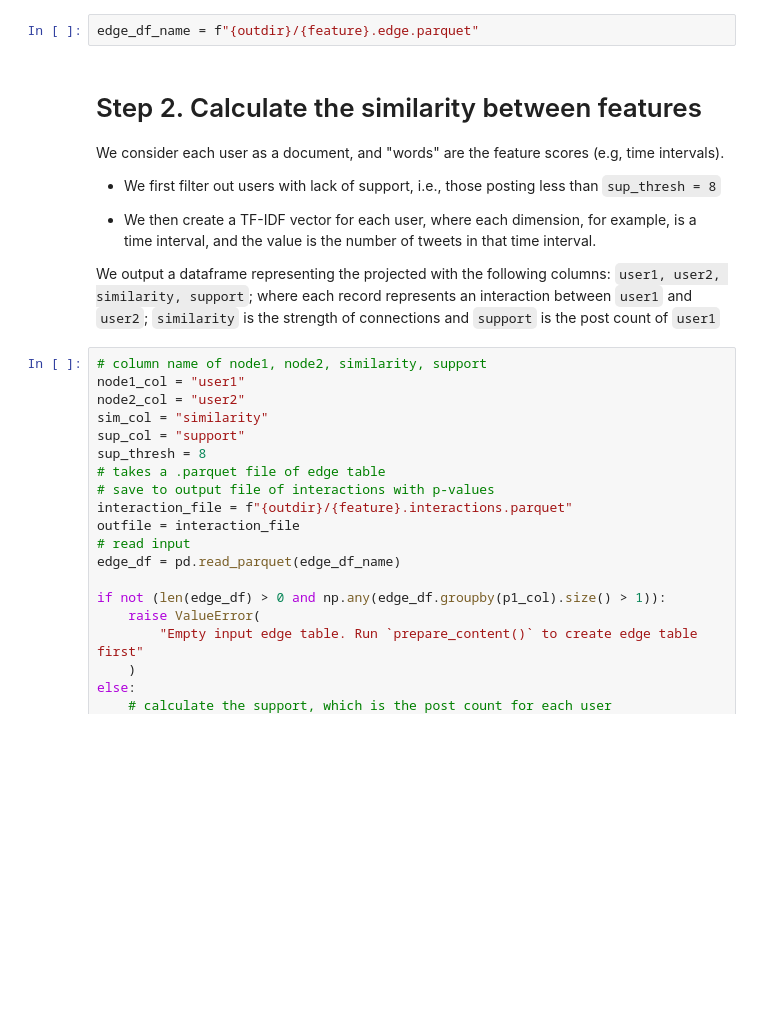
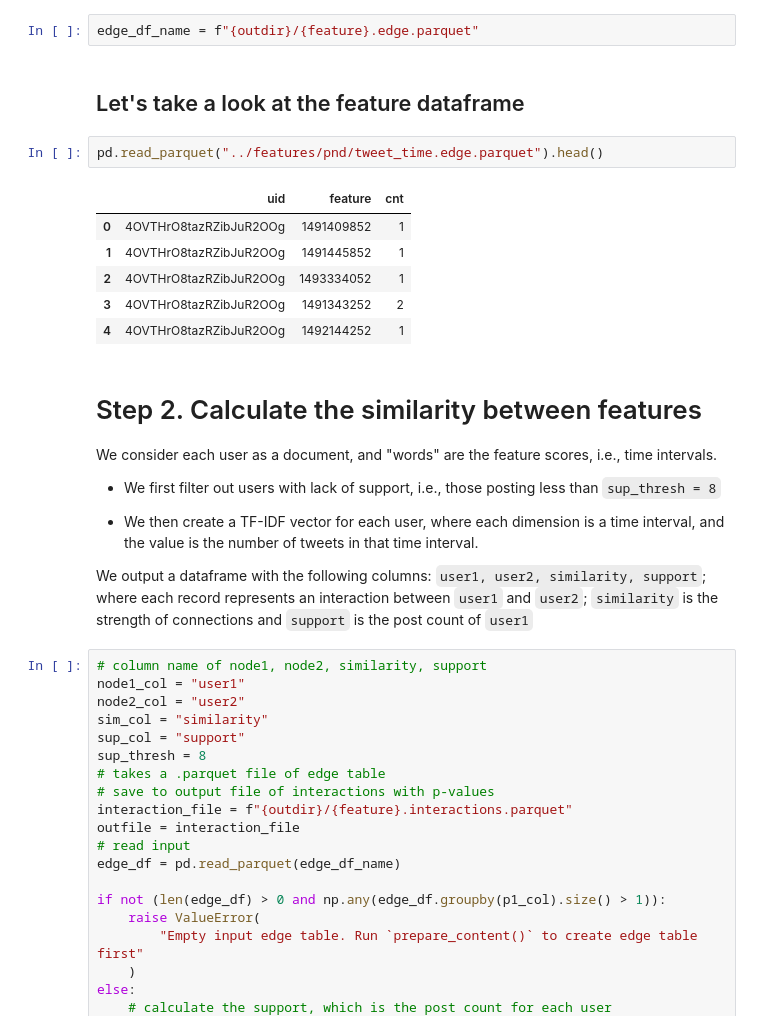
Before and after one commit to osome-iu/coordination-detection, a Jupyter notebook: CS5/activity_synchronization.ipynb, the cells around one changed output. Saved outputs shown, nothing was run; the diff lists cells and outputs as text; blank space fills up the shorter version.

```diff
--- a/CS5/activity_synchronization.ipynb
+++ b/CS5/activity_synchronization.ipynb
@@ -233,15 +232,26 @@ for feature, counter_dict in user_features.items():
     edge_df.to_parquet(join(outdir, fname))
 # %%
 edge_df_name = f"{outdir}/{feature}.edge.parquet"
+# %% [markdown]
+## Let's take a look at the feature dataframe
+# %%
+pd.read_parquet("../features/pnd/tweet_time.edge.parquet").head()
+# %% [output]
+|  | uid | feature | cnt |
+| 0 | 4OVTHrO8tazRZibJuR2OOg | 1491409852 | 1 |
+| 1 | 4OVTHrO8tazRZibJuR2OOg | 1491445852 | 1 |
+| 2 | 4OVTHrO8tazRZibJuR2OOg | 1493334052 | 1 |
+| 3 | 4OVTHrO8tazRZibJuR2OOg | 1491343252 | 2 |
+| 4 | 4OVTHrO8tazRZibJuR2OOg | 1492144252 | 1 |
 # %% [markdown]
 # Step 2. Calculate the similarity between features
 
-We consider each user as a document, and "words" are the feature scores (e.g, time intervals).
+We consider each user as a document, and "words" are the feature scores, i.e., time intervals.
 - We first filter out users with lack of support, i.e., those posting less than `sup_thresh = 8`
 
-- We then create a TF-IDF vector for each user, where each dimension, for example, is a time interval, and the value is the number of tweets in that time interval.
+- We then create a TF-IDF vector for each user, where each dimension is a time interval, and the value is the number of tweets in that time interval.
 
-We output a dataframe representing the projected with the following columns: `user1, user2, similarity, support`; where each record represents an interaction between `user1` and `user2`; `similarity` is the strength of connections and `support` is the post count of `user1`
+We output a dataframe with the following columns: `user1, user2, similarity, support`; where each record represents an interaction between `user1` and `user2`; `similarity` is the strength of connections and `support` is the post count of `user1`
 # %%
 # column name of node1, node2, similarity, support
 node1_col = "user1"
```
Also changed, not shown: parts of 5 cells of this notebook.
